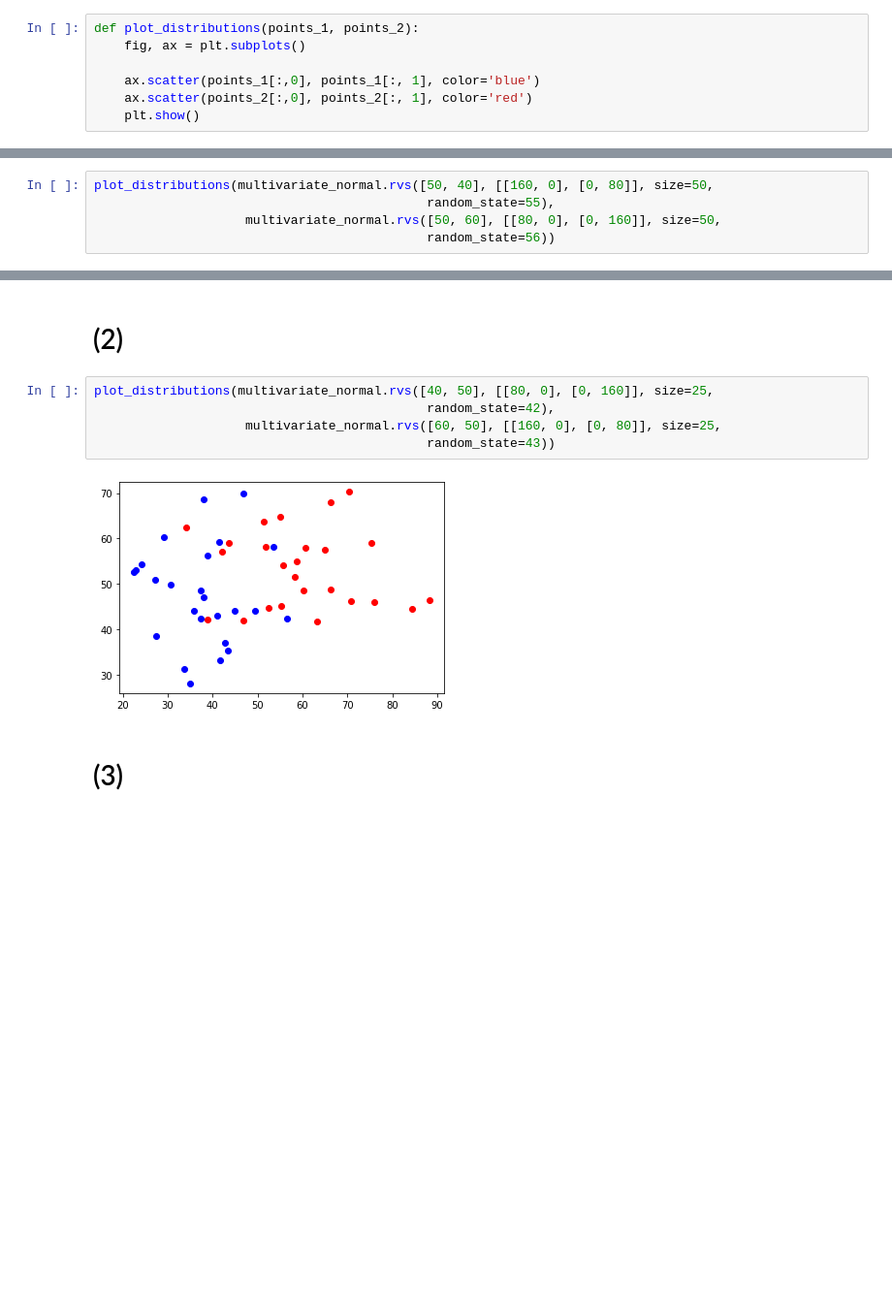
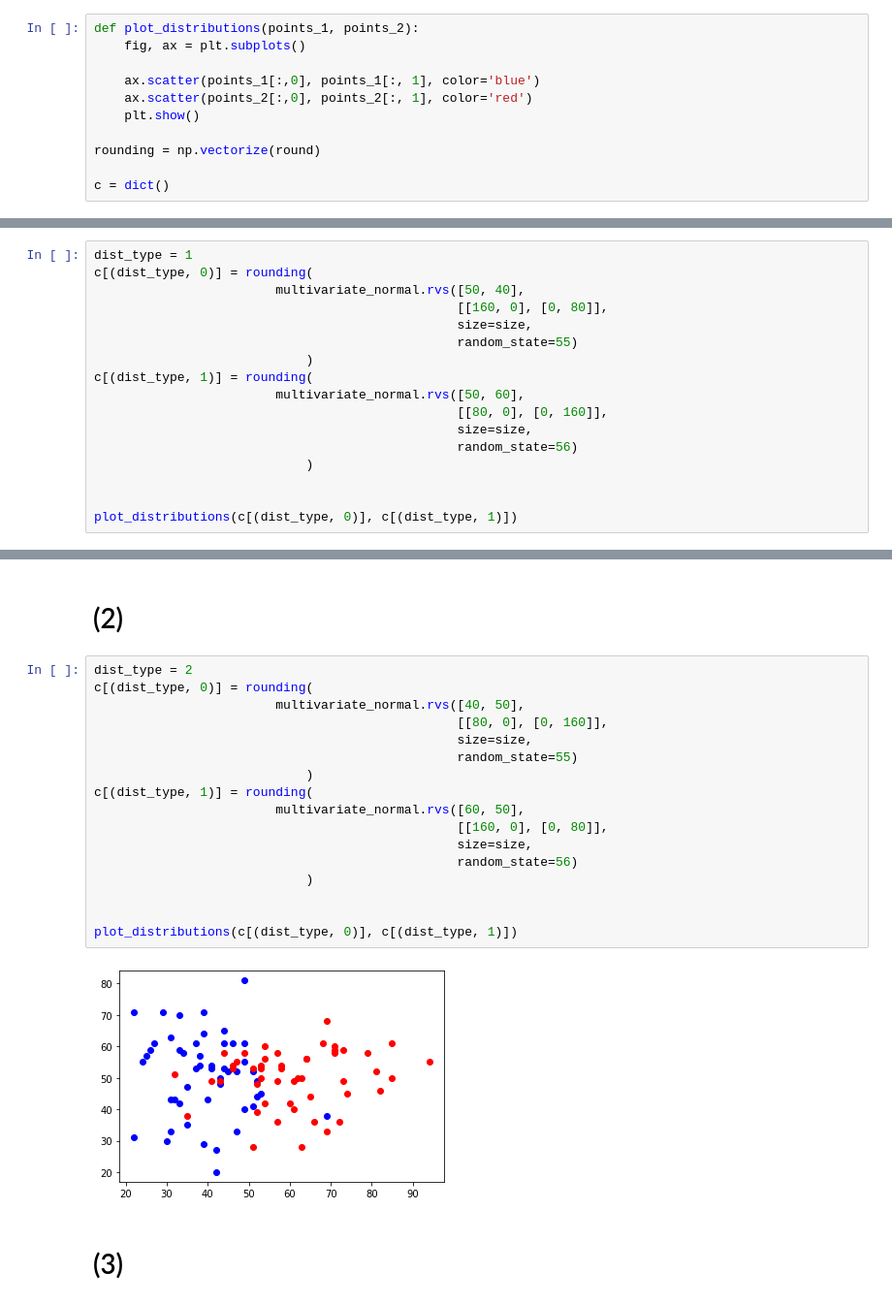
Before and after one commit to rovle/gpt3-in-context-fitting, a Jupyter notebook: classification_playground.ipynb, the cells around one changed output, grey strips where cells are left out. Shown: that part at 97% size. Drawn from its saved outputs; the diff is of its cells as text; blank space fills up the shorter version.

```diff
--- a/classification_playground.ipynb
+++ b/classification_playground.ipynb
@@ -16,11 +18,27 @@ def plot_distributions(points_1, points_2):
     ax.scatter(points_1[:,0], points_1[:, 1], color='blue')
     ax.scatter(points_2[:,0], points_2[:, 1], color='red')
     plt.show()
+
+rounding = np.vectorize(round)
+
+c = dict()
 # %% [markdown]
 # (1)
 # %%
-plot_distributions(multivariate_normal.rvs([50, 40], [[160, 0], [0, 80]], size=50,
-                                            random_state=55),
-                    multivariate_normal.rvs([50, 60], [[80, 0], [0, 160]], size=50,
-                                            random_state=56))
+dist_type = 1
+c[(dist_type, 0)] = rounding(
+                        multivariate_normal.rvs([50, 40],
+                                                [[160, 0], [0, 80]],
+                                                size=size,
+                                                random_state=55)
+                            )
+c[(dist_type, 1)] = rounding(
+                        multivariate_normal.rvs([50, 60],
+                                                [[80, 0], [0, 160]],
+                                                size=size,
+                                                random_state=56)
+                            )
+
+
+plot_distributions(c[(dist_type, 0)], c[(dist_type, 1)])
 # %% [output]
@@ -28,12 +46,24 @@ plot_distributions(multivariate_normal.rvs([50, 40], [[160, 0], [0, 80]], size=5
 # %% [markdown]
 # (2)
 # %%
-plot_distributions(multivariate_normal.rvs([40, 50], [[80, 0], [0, 160]], size=25,
-                                            random_state=42),
-                    multivariate_normal.rvs([60, 50], [[160, 0], [0, 80]], size=25,
-                                            random_state=43))
+dist_type = 2
+c[(dist_type, 0)] = rounding(
+                        multivariate_normal.rvs([40, 50],
+                                                [[80, 0], [0, 160]],
+                                                size=size,
+                                                random_state=55)
+                            )
+c[(dist_type, 1)] = rounding(
+                        multivariate_normal.rvs([60, 50],
+                                                [[160, 0], [0, 80]],
+                                                size=size,
+                                                random_state=56)
+                            )
+
+
+plot_distributions(c[(dist_type, 0)], c[(dist_type, 1)])
 # %% [output]
-[figure, old version]
+[figure, new version]
 # %% [markdown]
 # (3)
 # %%
```
Also changed, not shown: parts of 12 cells of this notebook.
